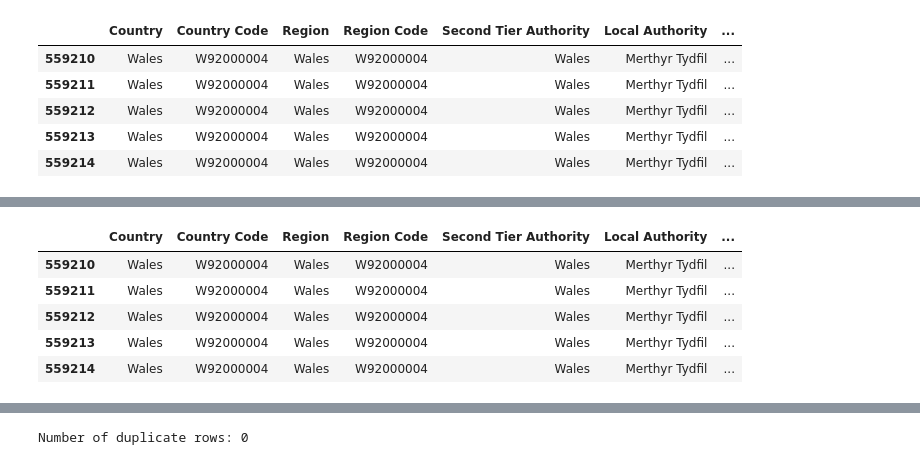
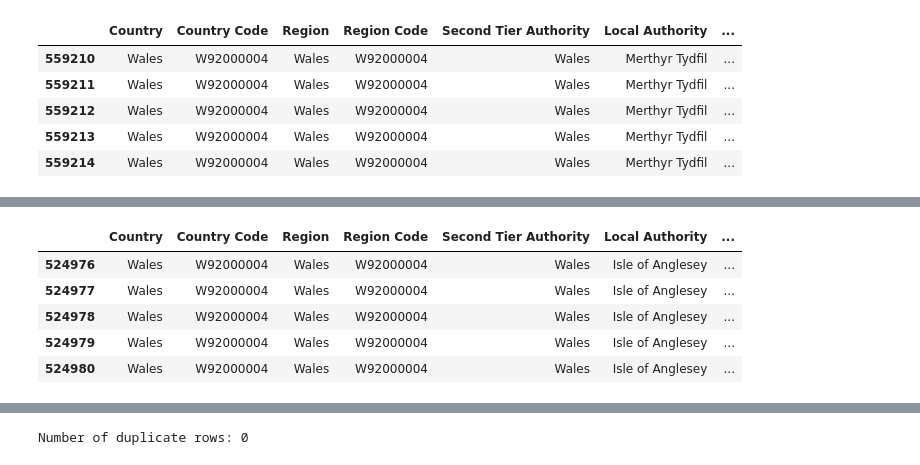
Before and after one commit to Elias-Pieris/Wales-emissions-analysis, a Jupyter notebook: notebooks/Analysing WALES Green House Gas Emissions-Copy1.ipynb, the cells around one changed output, grey strips where cells are left out. Drawn from its saved outputs; the diff is of its cells as text; code cells hidden in the pictures.

```diff
--- a/notebooks/Analysing WALES Green House Gas Emissions-Copy1.ipynb
+++ b/notebooks/Analysing WALES Green House Gas Emissions-Copy1.ipynb
@@ -47,12 +85,12 @@ memory usage: 64.0+ MB
 # %%
 # select only rows where 'Country' is 'Wales'
 wales_GHG = GHG[GHG["Country"] == "Wales"]
 
-wales_GHG.tail()
+wales_GHG.head()
 # %% [output]
 |  | Country | Country Code | Region | Region Code | Second Tier Authority | Local Authority | ... |
-| 559210 | Wales | W92000004 | Wales | W92000004 | Wales | Merthyr Tydfil | ... |
-| 559211 | Wales | W92000004 | Wales | W92000004 | Wales | Merthyr Tydfil | ... |
-| 559212 | Wales | W92000004 | Wales | W92000004 | Wales | Merthyr Tydfil | ... |
-| 559213 | Wales | W92000004 | Wales | W92000004 | Wales | Merthyr Tydfil | ... |
-| 559214 | Wales | W92000004 | Wales | W92000004 | Wales | Merthyr Tydfil | ... |
+| 524976 | Wales | W92000004 | Wales | W92000004 | Wales | Isle of Anglesey | ... |
+| 524977 | Wales | W92000004 | Wales | W92000004 | Wales | Isle of Anglesey | ... |
+| 524978 | Wales | W92000004 | Wales | W92000004 | Wales | Isle of Anglesey | ... |
+| 524979 | Wales | W92000004 | Wales | W92000004 | Wales | Isle of Anglesey | ... |
+| 524980 | Wales | W92000004 | Wales | W92000004 | Wales | Isle of Anglesey | ... |
```
Also changed, not shown: parts of 28 cells of this notebook.
